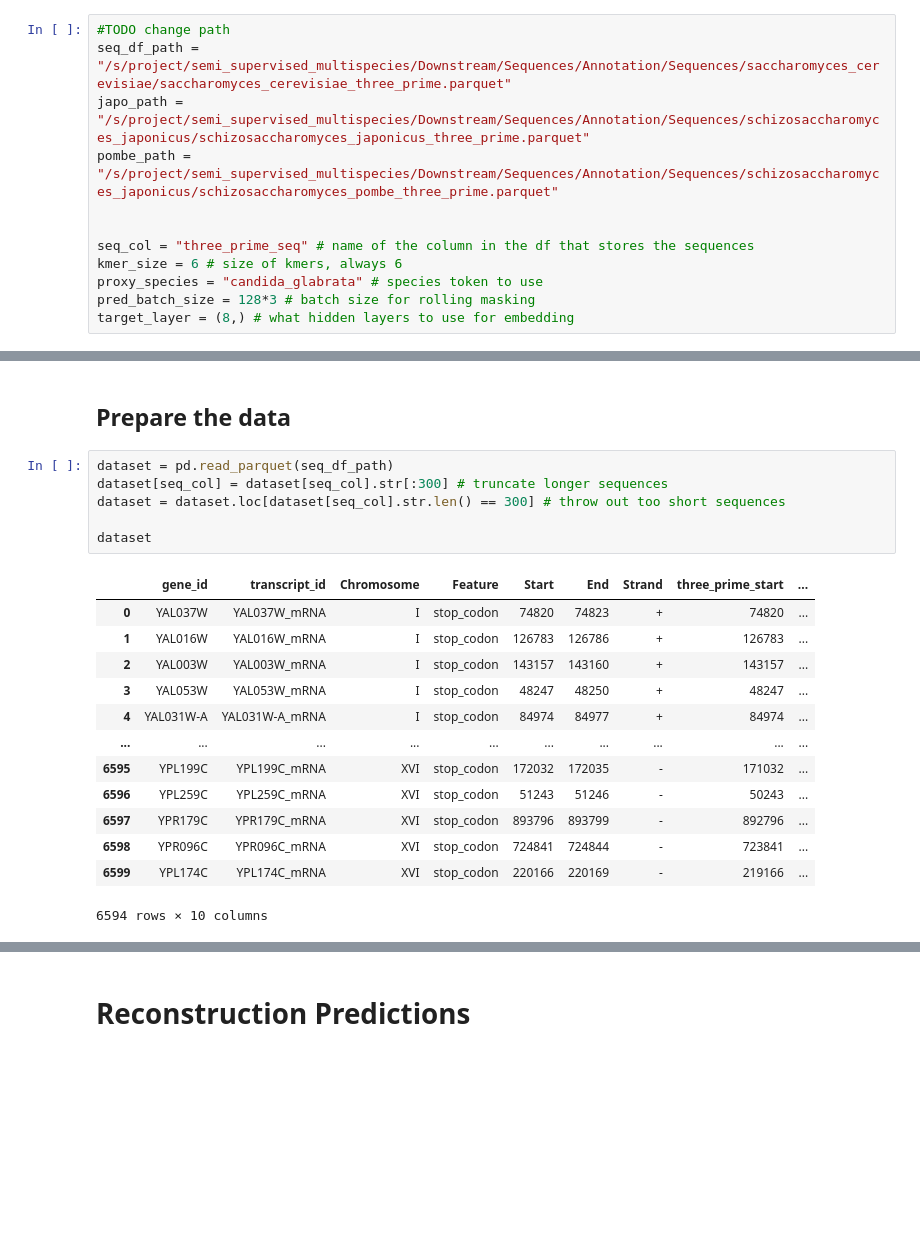
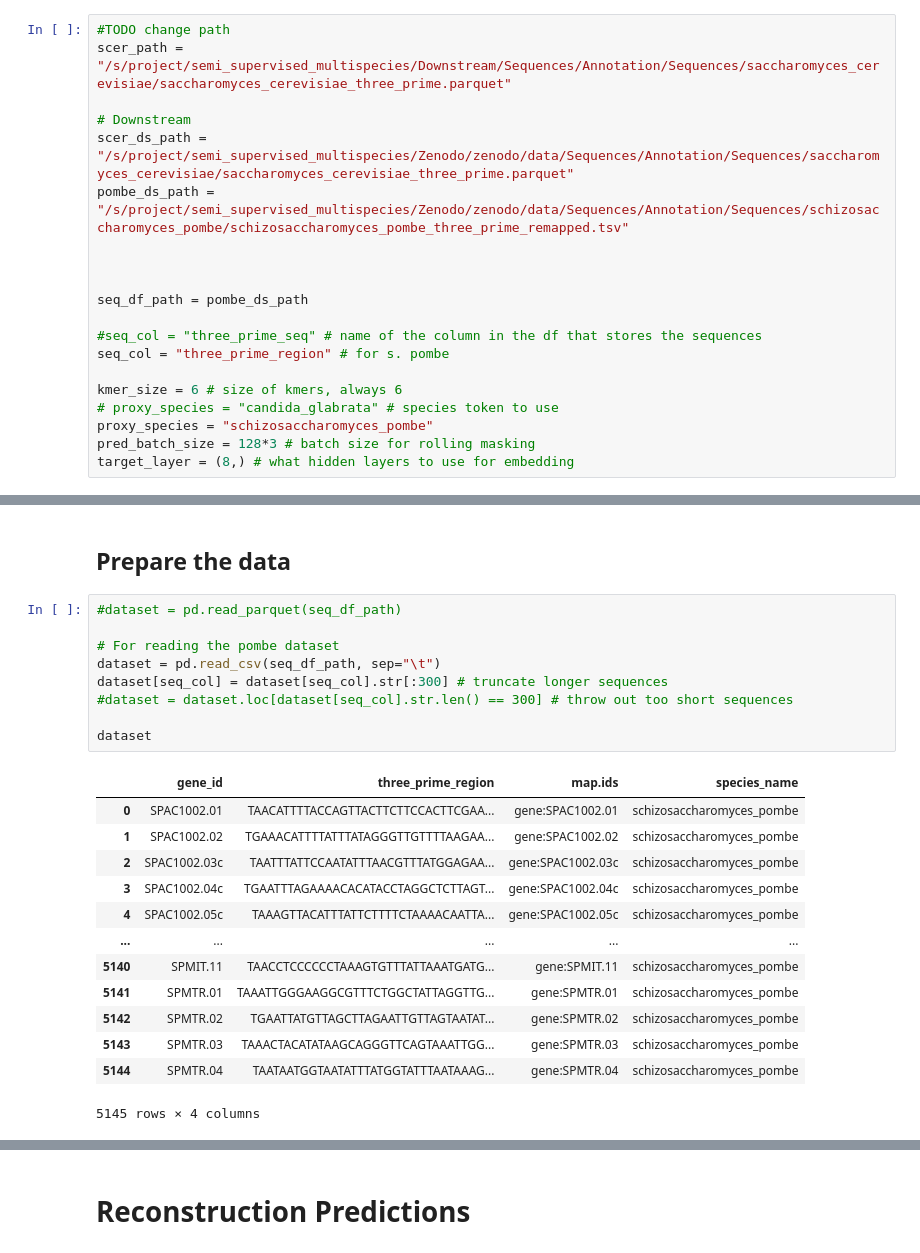
Before and after one commit to flyingkukri/SpeciesLM, a Jupyter notebook: ModelUsage.ipynb, the cells around one changed output, grey strips where cells are left out. Saved outputs shown, nothing was run; the diff lists cells and outputs as text; blank space fills up the shorter version.

Commit message:
computed downstream task for pombe

```diff
--- a/ModelUsage.ipynb
+++ b/ModelUsage.ipynb
@@ -73,14 +73,22 @@ def count_special_tokens(tokens, tokenizer, where = "left"):
 # Parameters
 # %%
 #TODO change path
-seq_df_path = "/s/project/semi_supervised_multispecies/Downstream/Sequences/Annotation/Sequences/saccharomyces_cerevisiae/saccharomyces_cerevisiae_three_prime.parquet"
-japo_path = "/s/project/semi_supervised_multispecies/Downstream/Sequences/Annotation/Sequences/schizosaccharomyces_japonicus/schizosaccharomyces_japonicus_three_prime.parquet"
-pombe_path = "/s/project/semi_supervised_multispecies/Downstream/Sequences/Annotation/Sequences/schizosaccharomyces_japonicus/schizosaccharomyces_pombe_three_prime.parquet"
+scer_path = "/s/project/semi_supervised_multispecies/Downstream/Sequences/Annotation/Sequences/saccharomyces_cerevisiae/saccharomyces_cerevisiae_three_prime.parquet"
+
+# Downstream
+scer_ds_path = "/s/project/semi_supervised_multispecies/Zenodo/zenodo/data/Sequences/Annotation/Sequences/saccharomyces_cerevisiae/saccharomyces_cerevisiae_three_prime.parquet"
+pombe_ds_path = "/s/project/semi_supervised_multispecies/Zenodo/zenodo/data/Sequences/Annotation/Sequences/schizosaccharomyces_pombe/schizosaccharomyces_pombe_three_prime_remapped.tsv"
 
 
-seq_col = "three_prime_seq" # name of the column in the df that stores the sequences
+
+seq_df_path = pombe_ds_path
+
+#seq_col = "three_prime_seq" # name of the column in the df that stores the sequences
+seq_col = "three_prime_region" # for s. pombe
+
 kmer_size = 6 # size of kmers, always 6
-proxy_species = "candida_glabrata" # species token to use
+# proxy_species = "candida_glabrata" # species token to use
+proxy_species = "schizosaccharomyces_pombe"
 pred_batch_size = 128*3 # batch size for rolling masking
 target_layer = (8,) # what hidden layers to use for embedding
 # %% [markdown]
@@ -122,23 +135,26 @@ Done
 # %% [markdown]
 ## Prepare the data
 # %%
-dataset = pd.read_parquet(seq_df_path)
+#dataset = pd.read_parquet(seq_df_path)
+
+# For reading the pombe dataset
+dataset = pd.read_csv(seq_df_path, sep="\t")
 dataset[seq_col] = dataset[seq_col].str[:300] # truncate longer sequences
-dataset = dataset.loc[dataset[seq_col].str.len() == 300] # throw out too short sequences
+#dataset = dataset.loc[dataset[seq_col].str.len() == 300] # throw out too short sequences
 
 dataset
 # %% [output]
-|  | gene_id | transcript_id | Chromosome | Feature | Start | End | Strand | three_prime_start | ... |
-| 0 | YAL037W | YAL037W_mRNA | I | stop_codon | 74820 | 74823 | + | 74820 | ... |
-| 1 | YAL016W | YAL016W_mRNA | I | stop_codon | 126783 | 126786 | + | 126783 | ... |
-| 2 | YAL003W | YAL003W_mRNA | I | stop_codon | 143157 | 143160 | + | 143157 | ... |
-| 3 | YAL053W | YAL053W_mRNA | I | stop_codon | 48247 | 48250 | + | 48247 | ... |
-| 4 | YAL031W-A | YAL031W-A_mRNA | I | stop_codon | 84974 | 84977 | + | 84974 | ... |
-| ... | ... | ... | ... | ... | ... | ... | ... | ... | ... |
-| 6595 | YPL199C | YPL199C_mRNA | XVI | stop_codon | 172032 | 172035 | - | 171032 | ... |
-| 6596 | YPL259C | YPL259C_mRNA | XVI | stop_codon | 51243 | 51246 | - | 50243 | ... |
-| 6597 | YPR179C | YPR179C_mRNA | XVI | stop_codon | 893796 | 893799 | - | 892796 | ... |
-| 6598 | YPR096C | YPR096C_mRNA | XVI | stop_codon | 724841 | 724844 | - | 723841 | ... |
-| 6599 | YPL174C | YPL174C_mRNA | XVI | stop_codon | 220166 | 220169 | - | 219166 | ... |
+|  | gene_id | three_prime_region | map.ids | species_name |
+| 0 | SPAC1002.01 | TAACATTTTACCAGTTACTTCTTCCACTTCGAA... | gene:SPAC1002.01 | schizosaccharomyces_pombe |
+| 1 | SPAC1002.02 | TGAAACATTTTATTTATAGGGTTGTTTTAAGAA... | gene:SPAC1002.02 | schizosaccharomyces_pombe |
+| 2 | SPAC1002.03c | TAATTTATTCCAATATTTAACGTTTATGGAGAA... | gene:SPAC1002.03c | schizosaccharomyces_pombe |
+| 3 | SPAC1002.04c | TGAATTTAGAAAACACATACCTAGGCTCTTAGT... | gene:SPAC1002.04c | schizosaccharomyces_pombe |
+| 4 | SPAC1002.05c | TAAAGTTACATTTATTCTTTTCTAAAACAATTA... | gene:SPAC1002.05c | schizosaccharomyces_pombe |
+| ... | ... | ... | ... | ... |
+| 5140 | SPMIT.11 | TAACCTCCCCCCTAAAGTGTTTATTAAATGATG... | gene:SPMIT.11 | schizosaccharomyces_pombe |
+| 5141 | SPMTR.01 | TAAATTGGGAAGGCGTTTCTGGCTATTAGGTTG... | gene:SPMTR.01 | schizosaccharomyces_pombe |
+| 5142 | SPMTR.02 | TGAATTATGTTAGCTTAGAATTGTTAGTAATAT... | gene:SPMTR.02 | schizosaccharomyces_pombe |
+| 5143 | SPMTR.03 | TAAACTACATATAAGCAGGGTTCAGTAAATTGG... | gene:SPMTR.03 | schizosaccharomyces_pombe |
+| 5144 | SPMTR.04 | TAATAATGGTAATATTTATGGTATTTAATAAAG... | gene:SPMTR.04 | schizosaccharomyces_pombe |
-6594 rows × 10 columns
+5145 rows × 4 columns
 # %%
```
Also changed, not shown: parts of 11 cells of this notebook, 2 other files.
